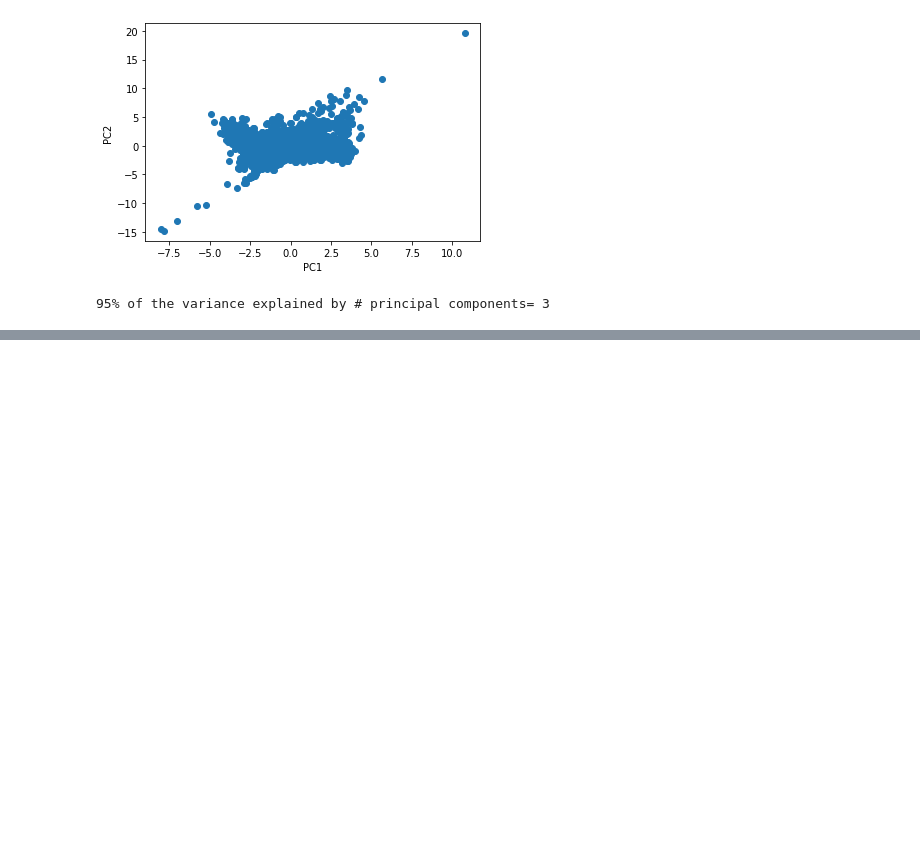
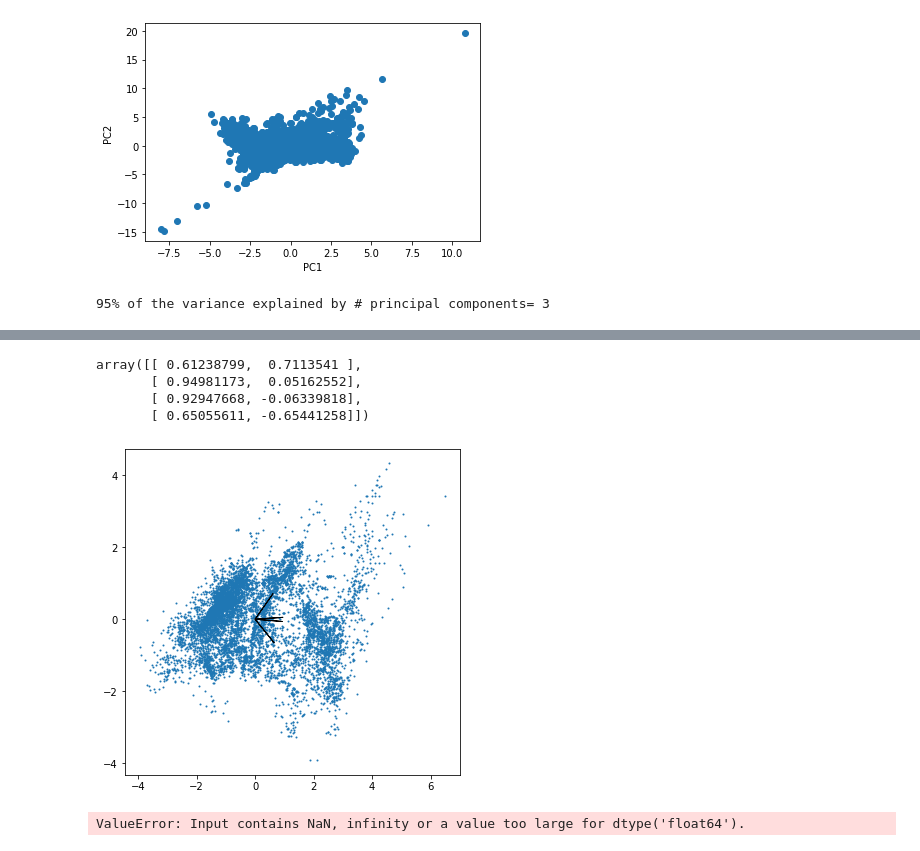
Before and after one commit to fvanoorschot/global_sr_module, a Jupyter notebook: pca_test_script.ipynb, the cells around one changed output, grey strips where cells are left out. Saved outputs shown, nothing was run; the diff lists cells and outputs as text; code cells hidden in the pictures; blank space fills up the shorter version.

```diff
--- a/pca_test_script.ipynb
+++ b/pca_test_script.ipynb
@@ -186 +163,53 @@ fig.show()
+# %%
+loadings
+# %% [output]
+array([[ 0.61238799,  0.7113541 ],
+       [ 0.94981173,  0.05162552],
+       [ 0.92947668, -0.06339818],
+       [ 0.65055611, -0.65441258]])
+# %%
+fig = plt.figure(figsize=(6,6))
+ax = fig.add_subplot(111)
+ax.scatter(pca_df.PC1,pca_df.PC2,s=1)
+for i in range(len(columns)):
+    ax.arrow(x=0,y=0,dx=loadings[i,0],dy=loadings[i,1],shape='full')
+    # ax.annotate(columns[i],(loadings[i,0],loadings[i,1]))
+# %% [output]
+[figure, added]
+# %%
+df = df
+features = columns
+X = df[features]
+
+pca = PCA(n_components=2)
+components = pca.fit_transform(X)
+
+loadings = pca.components_.T * np.sqrt(pca.explained_variance_)
+
+fig = px.scatter(components, x=0, y=1)
+
+for i, feature in enumerate(features):
+    fig.add_annotation(
+        ax=0, ay=0,
+        axref="x", ayref="y",
+        x=loadings[i, 0],
+        y=loadings[i, 1],
+        showarrow=True,
+        arrowsize=2,
+        arrowhead=2,
+        xanchor="right",
+        yanchor="top"
+    )
+    fig.add_annotation(
+        x=loadings[i, 0],
+        y=loadings[i, 1],
+        ax=0, ay=0,
+        xanchor="center",
+        yanchor="bottom",
+        text=feature,
+        yshift=5,
+    )
+fig.show()
+# %% [output]
+ValueError: Input contains NaN, infinity or a value too large for dtype('float64').
 # %%
```
Also changed, not shown: parts of 13 cells of this notebook.
